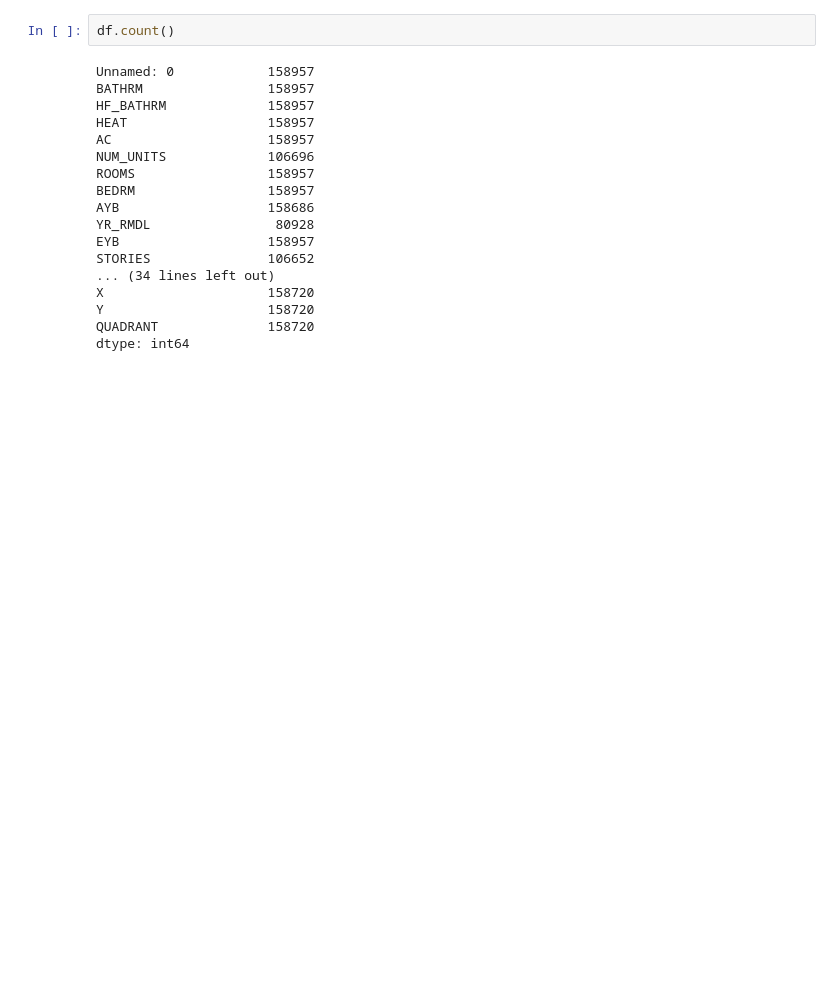
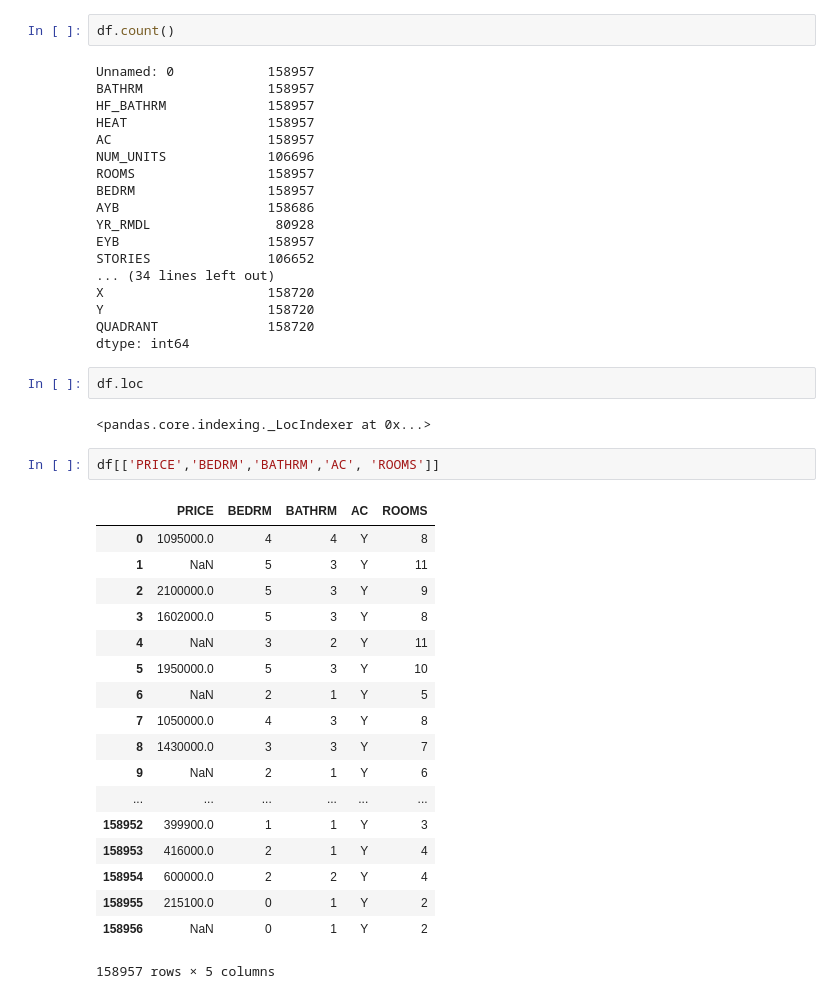
Before and after one commit to MehmetGithub/Dec2018DataBootcamp, a Jupyter notebook: Project1MD.ipynb, the cells around one changed output. Saved outputs shown, nothing was run; the diff lists cells and outputs as text; blank space fills up the shorter version.

```diff
--- a/Project1MD.ipynb
+++ b/Project1MD.ipynb
@@ -79,3 +79,28 @@ X                     158720
 Y                     158720
 QUADRANT              158720
 dtype: int64
+# %%
+df.loc
+# %% [output]
+<pandas.core.indexing._LocIndexer at 0x...>
+# %%
+df[['PRICE','BEDRM','BATHRM','AC', 'ROOMS']]
+# %% [output]
+|  | PRICE | BEDRM | BATHRM | AC | ROOMS |
+| 0 | 1095000.0 | 4 | 4 | Y | 8 |
+| 1 | NaN | 5 | 3 | Y | 11 |
+| 2 | 2100000.0 | 5 | 3 | Y | 9 |
+| 3 | 1602000.0 | 5 | 3 | Y | 8 |
+| 4 | NaN | 3 | 2 | Y | 11 |
+| 5 | 1950000.0 | 5 | 3 | Y | 10 |
+| 6 | NaN | 2 | 1 | Y | 5 |
+| 7 | 1050000.0 | 4 | 3 | Y | 8 |
+| 8 | 1430000.0 | 3 | 3 | Y | 7 |
+| 9 | NaN | 2 | 1 | Y | 6 |
+| ... | ... | ... | ... | ... | ... |
+| 158952 | 399900.0 | 1 | 1 | Y | 3 |
+| 158953 | 416000.0 | 2 | 1 | Y | 4 |
+| 158954 | 600000.0 | 2 | 2 | Y | 4 |
+| 158955 | 215100.0 | 0 | 1 | Y | 2 |
+| 158956 | NaN | 0 | 1 | Y | 2 |
+158957 rows × 5 columns
```
Also changed, not shown: parts of 2 cells of this notebook.
